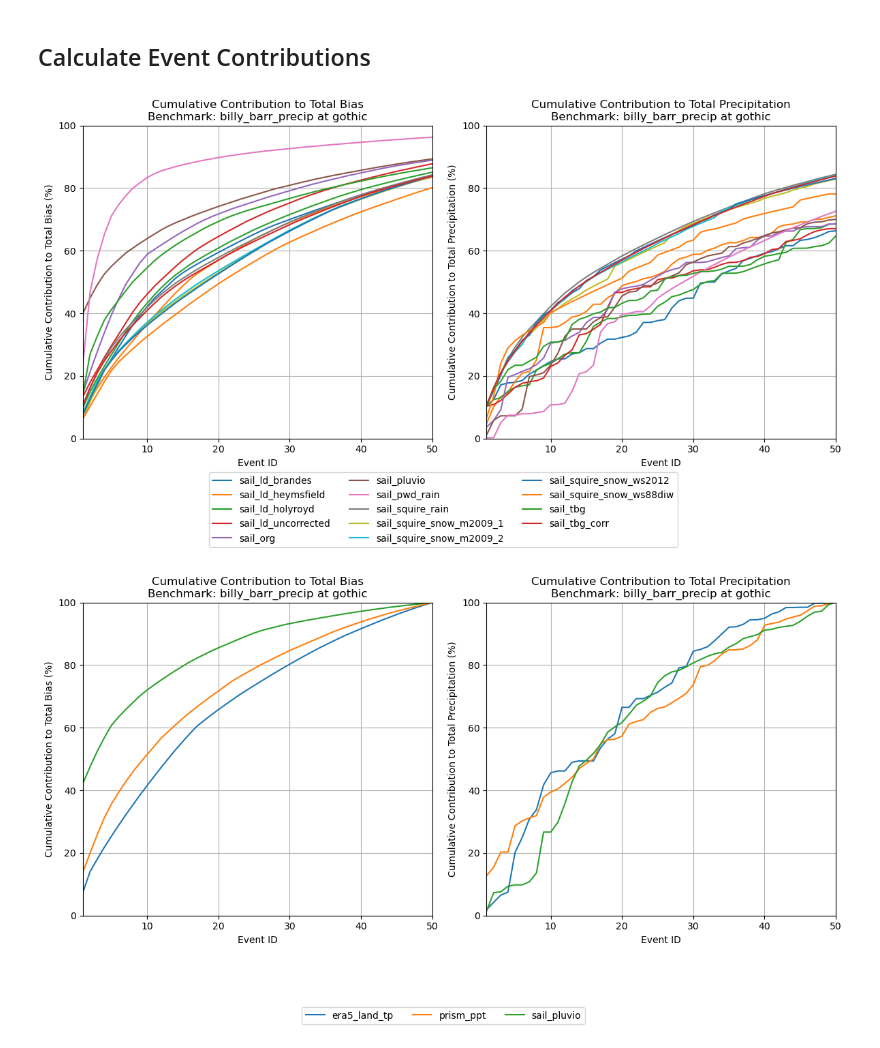
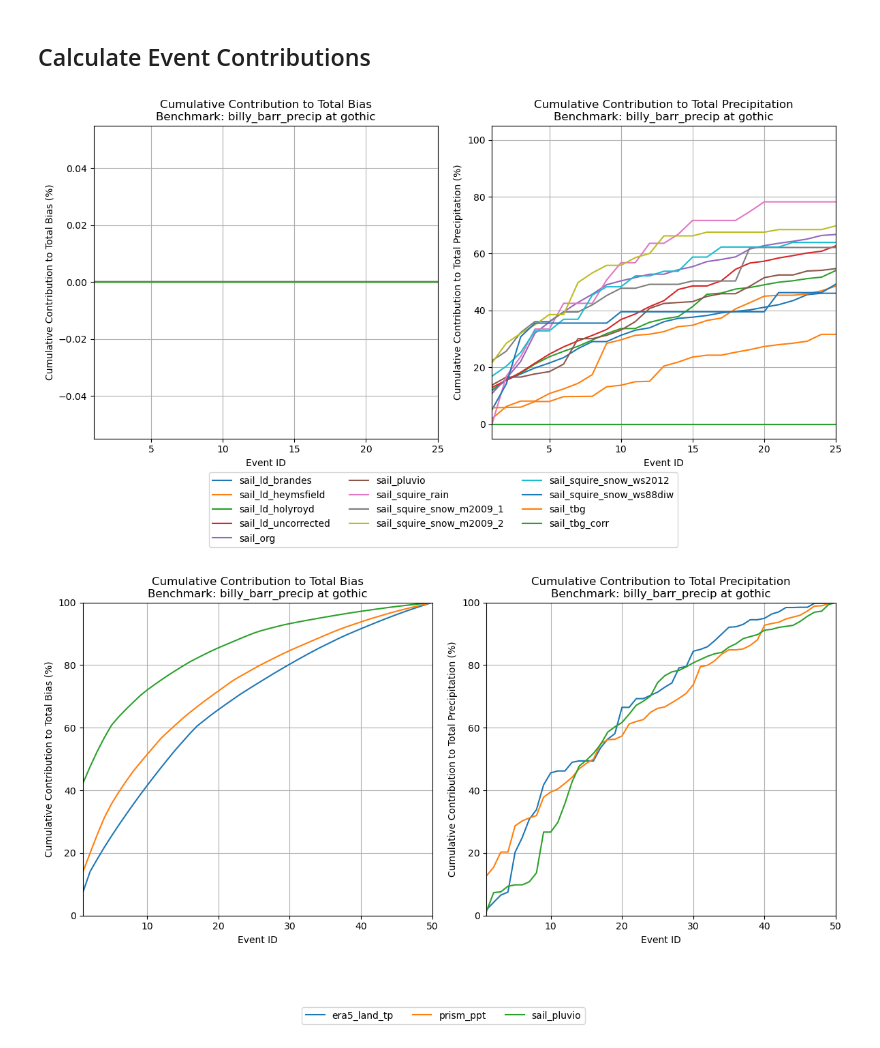
Before and after one commit to dlhogan97/S3-precipitation-rodeo, a Jupyter notebook: 03_analysis/01_identify_events.ipynb, the cells around one changed output. Saved outputs shown, nothing was run; the diff lists cells and outputs as text; code cells hidden in the pictures.

Commit message:
updated event exploration notebook to include sail pluvio data and fixed error in pluvio QC process

```diff
--- a/03_analysis/01_identify_events.ipynb
+++ b/03_analysis/01_identify_events.ipynb
@@ -85,8 +85,8 @@ def find_events_union(ds, precip_benchmark, precip_test, precip_thresh=0.0, max_
     for eid, (s, e) in enumerate(zip(starts, ends), start=1):
         block = df.iloc[s:e + 1]
         sums = block.sum()
-        # compute difference relative to benchmark (benchmark - each other)
-        # here we compute a single scalar diff as benchmark_total - mean(other totals)
+        # compute difference relative to benchmark (benchmark - each instrument)
+        # here we compute a single scalar diff as benchmark_total - mean(instrument totals)
         # but we'll also provide per-sensor totals so you can choose how to measure bias.
         benchmark_total = sums[benchmark]
         # choose a simple measure: benchmark minus mean of all others
@@ -101,7 +101,7 @@ def find_events_union(ds, precip_benchmark, precip_test, precip_thresh=0.0, max_
             "start_time": df.index[s] if isinstance(df.index, pd.DatetimeIndex) else None,
             "end_time": df.index[e] if isinstance(df.index, pd.DatetimeIndex) else None,
             "benchmark_total": float(benchmark_total),
-            "others_total_mean": float(others.mean()) if len(others) else np.nan,
+            "others_total": float(others.mean()) if len(others) else np.nan,
             "diff": float(diff),
             "abs_diff": abs(float(diff))
         }
@@ -626,7 +626,7 @@ if save_files:
 # %% [markdown]
 ## Calculate Event Contributions
 # %%
-def compute_event_contributions(event_ds: xr.Dataset, benchmark_name: str):
+def compute_event_contributions(event_ds: xr.Dataset, benchmark_name: str, bias='absolute'):
     """
     Compute each event's contribution (in %) to total bias and total precipitation
     for all instruments compared against a given benchmark.
@@ -637,6 +637,8 @@ def compute_event_contributions(event_ds: xr.Dataset, benchmark_name: str):
         Dataset containing 'abs_diff', 'benchmark_total', 'test_instrument', and 'event_id' variables.
     benchmark_name : str
         Name of the benchmark instrument to compare against.
+    bias : str, optional
+        Type of bias to compute contributions for. Options are 'absolute', 'postive' or 'negative.
 
     Returns
     -------
@@ -647,6 +649,8 @@ def compute_event_contributions(event_ds: xr.Dataset, benchmark_name: str):
         Each row is an event_id; each column is an instrument.
         Values are the percentage contribution of that event to total total precipitation.
     """
+    if bias not in ['absolute', 'positive', 'negative']:
+        raise ValueError("bias parameter must be one of 'absolute', 'positive', or 'negative'.")
     bias_contribution = {}
     total_ppt_contribution = {}
 
@@ -661,8 +665,13 @@ def compute_event_contributions(event_ds: xr.Dataset, benchmark_name: str):
         tmp = benchmark_events.sel(test_instrument=ins)
 
         # Totals for normalization
-        total_abs_diff = tmp['abs_diff'].sum().item()
-        total_ppt = tmp['benchmark_total'].sum().item()
+        if bias == 'absolute':
+            total_bias = tmp['abs_diff'].sum().item()
+        elif bias == 'positive':
+            total_bias = tmp.where(tmp['diff'] > 0)['diff'].sum().item()
+        elif bias == 'negative':
+            total_bias = tmp.where(tmp['diff'] < 0)['diff'].sum().item()
+        total_ppt = tmp['others_total_mean'].sum().item()
 
         ins_bias_contribution = []
         ins_total_ppt_contribution = []
@@ -677,11 +686,16 @@ def compute_event_contributions(event_ds: xr.Dataset, benchmark_name: str):
                 ins_total_ppt_contribution.append(0.0)
                 continue
 
-            abs_diff = event['abs_diff'].item()
-            ppt = event['benchmark_total'].item()
+            if bias == 'absolute':
+                event_diff = event['abs_diff'].item()
+            elif bias == 'positive':
+                event_diff = event['diff'].item() if event['diff'].item() > 0 else 0.0
+            elif bias == 'negative':
+                event_diff = event['diff'].item() if event['diff'].item() < 0 else 0.0
+            ppt = event['others_total_mean'].item()
 
             # compute relative contributions
-            bias_contrib = (abs_diff / total_abs_diff * 100) if total_abs_diff > 0 else 0.0
+            bias_contrib = (event_diff / total_bias * 100) if total_bias > 0 else 0.0
             ppt_contrib = (ppt / total_ppt * 100) if total_ppt > 0 else 0.0
 
             ins_bias_contribution.append(bias_contrib)
@@ -727,6 +741,8 @@ def plot_cumulative_contributions(bias_df: pd.DataFrame, ppt_df: pd.DataFrame, b
     fig, axs = plt.subplots(1, 2, figsize=(12, 6))
 
     for ins in bias_cumsum.columns:
+        if ins == 'sail_pwd_rain':
+            continue  # skip this instrument
         axs[0].plot(bias_cumsum.index, bias_cumsum[ins], label=ins)
     axs[0].set_title(f'Cumulative Contribution to Total Bias\nBenchmark: {benchmark_name} at {site}')
     axs[0].set_xlabel('Event ID')
@@ -734,6 +750,8 @@ def plot_cumulative_contributions(bias_df: pd.DataFrame, ppt_df: pd.DataFrame, b
     axs[0].grid()
 
     for ins in ppt_cumsum.columns:
+        if ins == 'sail_pwd_rain':
+            continue  # skip this instrument
         axs[1].plot(ppt_cumsum.index, ppt_cumsum[ins], label=ins)
     axs[1].set_title(f'Cumulative Contribution to Total Precipitation\nBenchmark: {benchmark_name} at {site}')
     axs[1].set_xlabel('Event ID')
@@ -743,7 +761,7 @@ def plot_cumulative_contributions(bias_df: pd.DataFrame, ppt_df: pd.DataFrame, b
     for ax in axs:
         if limit:
             ax.set_xlim(1, limit)
-        ax.set_ylim(0, 100)
+        # ax.set_ylim(0, 100)
 
     # add legend centerd below plots
     handles, labels = axs[0].get_legend_handles_labels()
@@ -752,16 +770,16 @@ def plot_cumulative_contributions(bias_df: pd.DataFrame, ppt_df: pd.DataFrame, b
     if save:
         fig.savefig(os.path.join(output_dir, f'{site}_{benchmark_name}_cumulative_contributions.png'))
 # %%
-gothic_bias_df, gothic_total_ppt_df = compute_event_contributions(combinedGothicEvents_ds, benchmark_name='billy_barr_precip')
+gothic_bias_df, gothic_total_ppt_df = compute_event_contributions(combinedGothicEvents_ds, benchmark_name='billy_barr_precip', bias='negative')
 
 # for each, get the sum of the top 10 contributors
 top_n = 10
 bias_contribution_sums = gothic_bias_df.apply(lambda col: col.nlargest(top_n).sum())
 total_ppt_contribution_sums = gothic_total_ppt_df.iloc[0:10].sum(axis=0)
 
-plot_cumulative_contributions(gothic_bias_df, gothic_total_ppt_df, benchmark_name='billy_barr_precip', site='gothic', output_dir=OUTPUT_DIR, limit=50, save=False)
+plot_cumulative_contributions(gothic_bias_df, gothic_total_ppt_df, benchmark_name='billy_barr_precip', site='gothic', output_dir=OUTPUT_DIR, limit=25, save=False)
 # %% [output]
-[figure, old version]
+[figure, new version]
 # %%
 gothic_bias_df, gothic_total_ppt_df = compute_event_contributions(combinedGothicGriddedEvents_ds, benchmark_name='billy_barr_precip')
 
```
Also changed, not shown: 1 other file.
